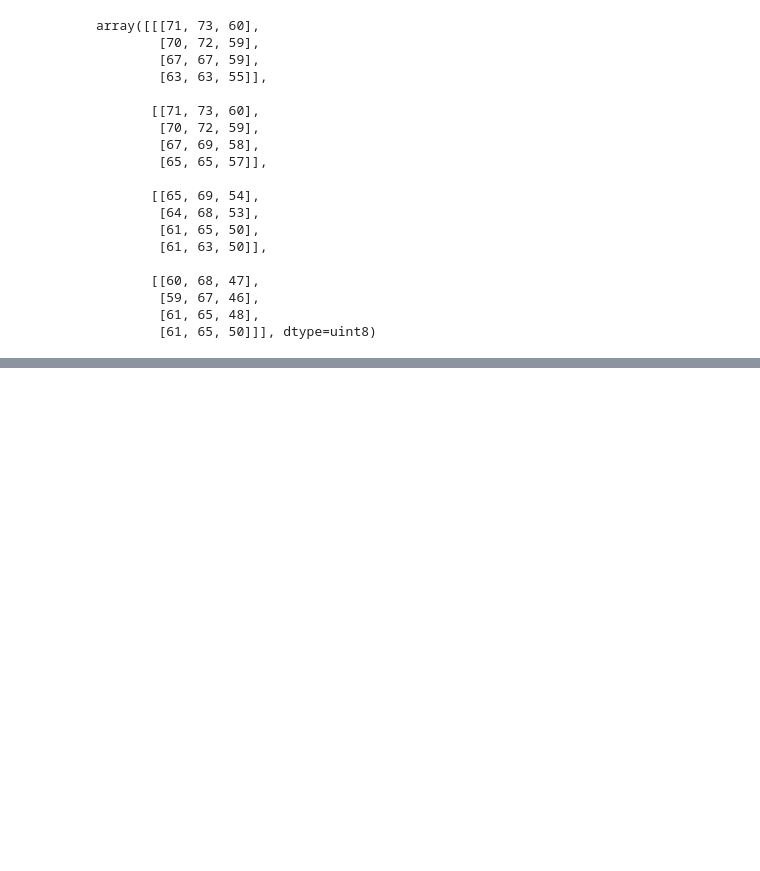
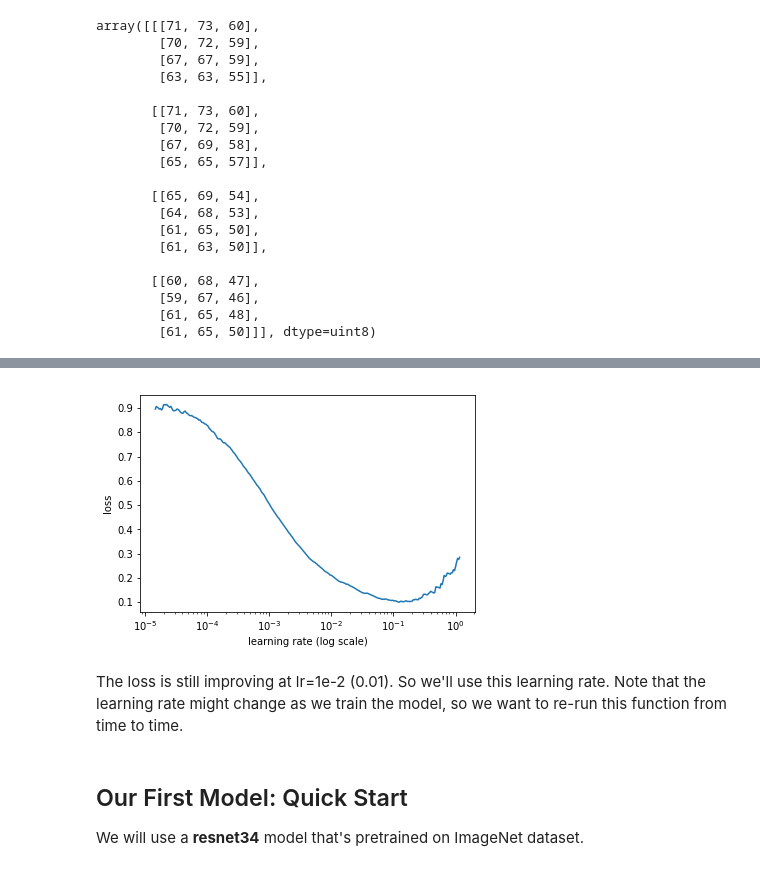
Before and after one commit to aadimator/fast.ai, a Jupyter notebook: Lesson 1.ipynb, the cells around one changed output, grey strips where cells are left out. Saved outputs shown, nothing was run; the diff lists cells and outputs as text; code cells hidden in the pictures; blank space fills up the shorter version.

```diff
--- a/Lesson 1.ipynb
+++ b/Lesson 1.ipynb
@@ -118,0 +147,10 @@ array([[[71, 73, 60],
+# %%
+learn.sched.plot()
+# %% [output]
+[figure, added]
+# %% [markdown]
+The loss is still improving at lr=1e-2 (0.01). So we'll use this learning rate. Note that the learning rate might change as we train the model, so we want to re-run this function from time to time.
+# %% [markdown]
+## Our First Model: Quick Start
+
+We will use a **resnet34** model that's pretrained on ImageNet dataset.
```
Also changed, not shown: parts of 11 cells of this notebook.
